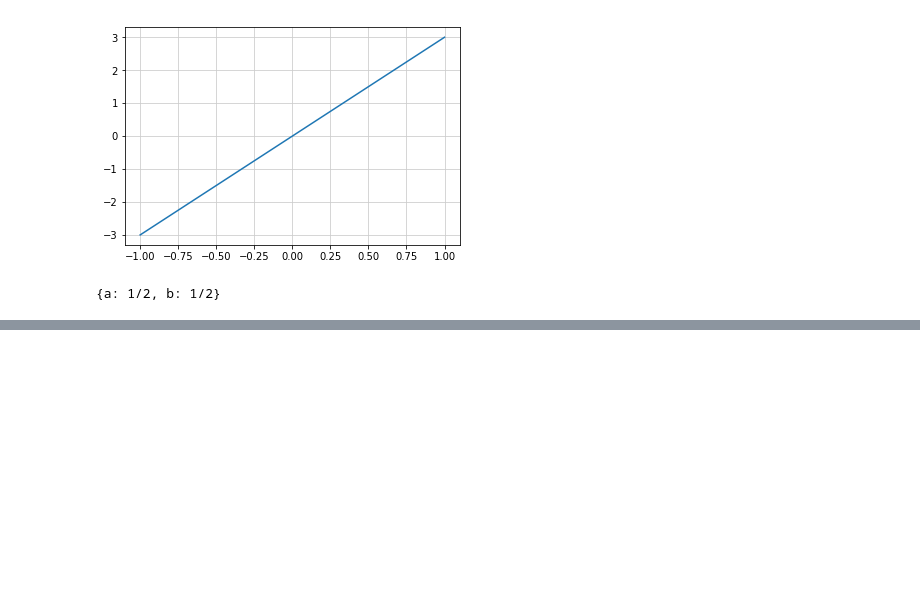
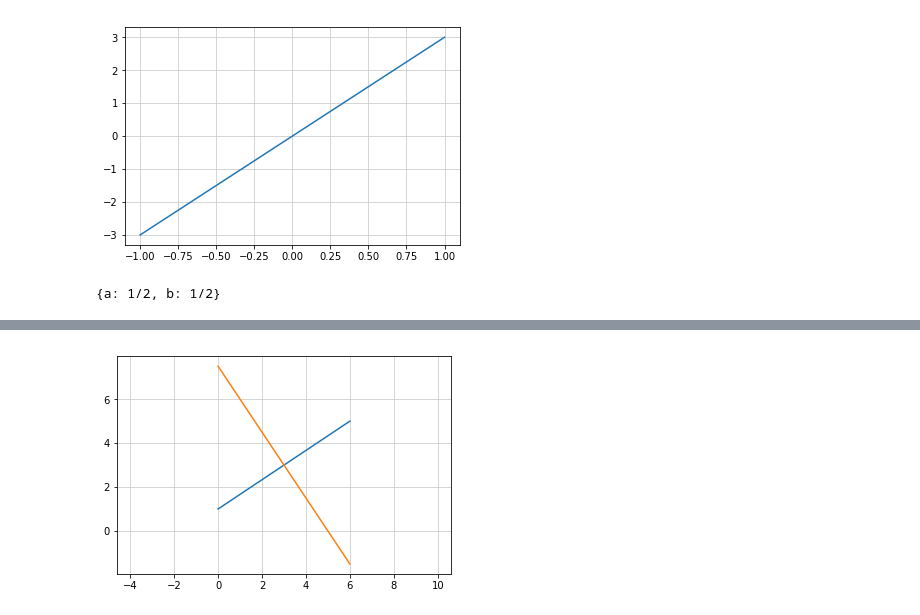
Before and after one commit to urawa72/math_anaconda, a Jupyter notebook: test.ipynb, the cells around one changed output, grey strips where cells are left out. Drawn from its saved outputs; the diff is of its cells as text; code cells hidden in the pictures; blank space fills up the shorter version.

```diff
--- a/test.ipynb
+++ b/test.ipynb
@@ -48,0 +52,32 @@ plt.axis('equal')
+# %%
+%matplotlib inline
+import matplotlib.pyplot as plt
+import numpy as np
+
+# 線分の傾きと切片
+a1 = (5 - 1)/(6 - 0)
+b1 = 1
+
+# 中点
+cx = (0 + 6) / 2
+cy = (1 + 5) / 2
+
+# 直行する線分の傾き
+a2 = -1 / a1
+
+# 直行する線分の切片
+b2 = cy - a2 * cx
+
+# 直線の式
+x = np.arange(0, 7)
+y1 = a1*x + b1
+y2 = a2*x + b2
+
+# 描画
+plt.plot(x, y1)
+plt.plot(x, y2)
+plt.axis('equal')
+plt.grid(color='0.8')
+plt.show()
+# %% [output]
+[figure, added]
```
Also changed, not shown: parts of 5 cells of this notebook.
